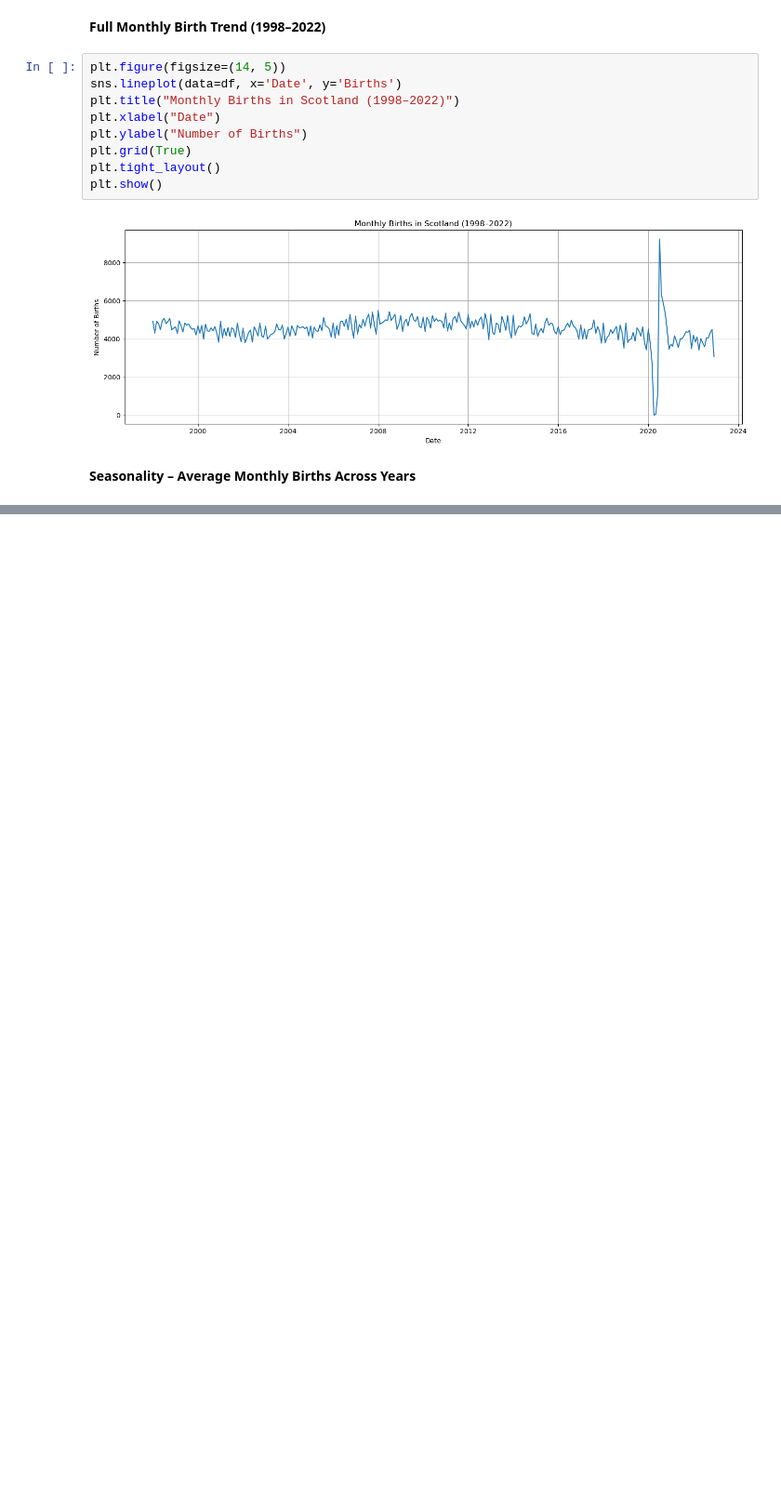
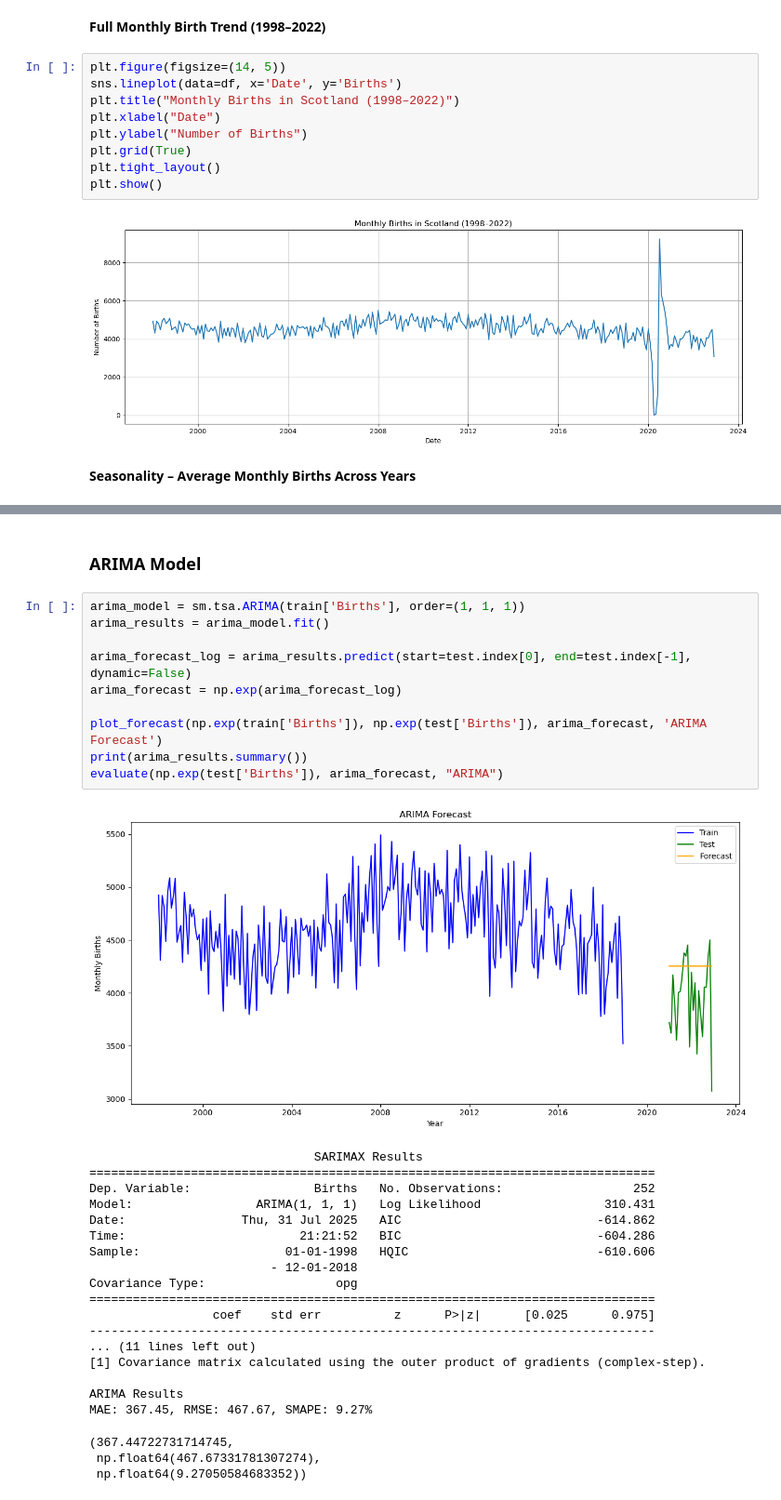
Before and after one commit to danisharain12/Scotland-Birth-rate-Forecasting-, a Jupyter notebook: Scotland’s Monthly Birth Rate Forecasting.ipynb, the cells around one changed output, grey strips where cells are left out. Shown: that part at 93% size. Saved outputs shown, nothing was run; the diff lists cells and outputs as text; blank space fills up the shorter version.

```diff
--- a/Scotland’s Monthly Birth Rate Forecasting.ipynb
+++ b/Scotland’s Monthly Birth Rate Forecasting.ipynb
@@ -999,0 +216,34 @@ if __name__ == "__main__":
+# %% [markdown]
+### ARIMA Model
+# %%
+arima_model = sm.tsa.ARIMA(train['Births'], order=(1, 1, 1))
+arima_results = arima_model.fit()
+
+arima_forecast_log = arima_results.predict(start=test.index[0], end=test.index[-1], dynamic=False)
+arima_forecast = np.exp(arima_forecast_log)
+
+plot_forecast(np.exp(train['Births']), np.exp(test['Births']), arima_forecast, 'ARIMA Forecast')
+print(arima_results.summary())
+evaluate(np.exp(test['Births']), arima_forecast, "ARIMA")
+# %% [output]
+[figure, added]
+                               SARIMAX Results
+==============================================================================
+Dep. Variable:                 Births   No. Observations:                  252
+Model:                 ARIMA(1, 1, 1)   Log Likelihood                 310.431
+Date:                Thu, 31 Jul 2025   AIC                           -614.862
+Time:                        21:21:52   BIC                           -604.286
+Sample:                    01-01-1998   HQIC                          -610.606
+                         - 12-01-2018
+Covariance Type:                  opg
+==============================================================================
+                 coef    std err          z      P>|z|      [0.025      0.975]
+------------------------------------------------------------------------------
+... (11 lines left out)
+[1] Covariance matrix calculated using the outer product of gradients (complex-step).
+
+ARIMA Results
+MAE: 367.45, RMSE: 467.67, SMAPE: 9.27%
+(367.44722731714745,
+ np.float64(467.67331781307274),
+ np.float64(9.27050584683352))
```
Also changed, not shown: parts of 34 cells of this notebook.
